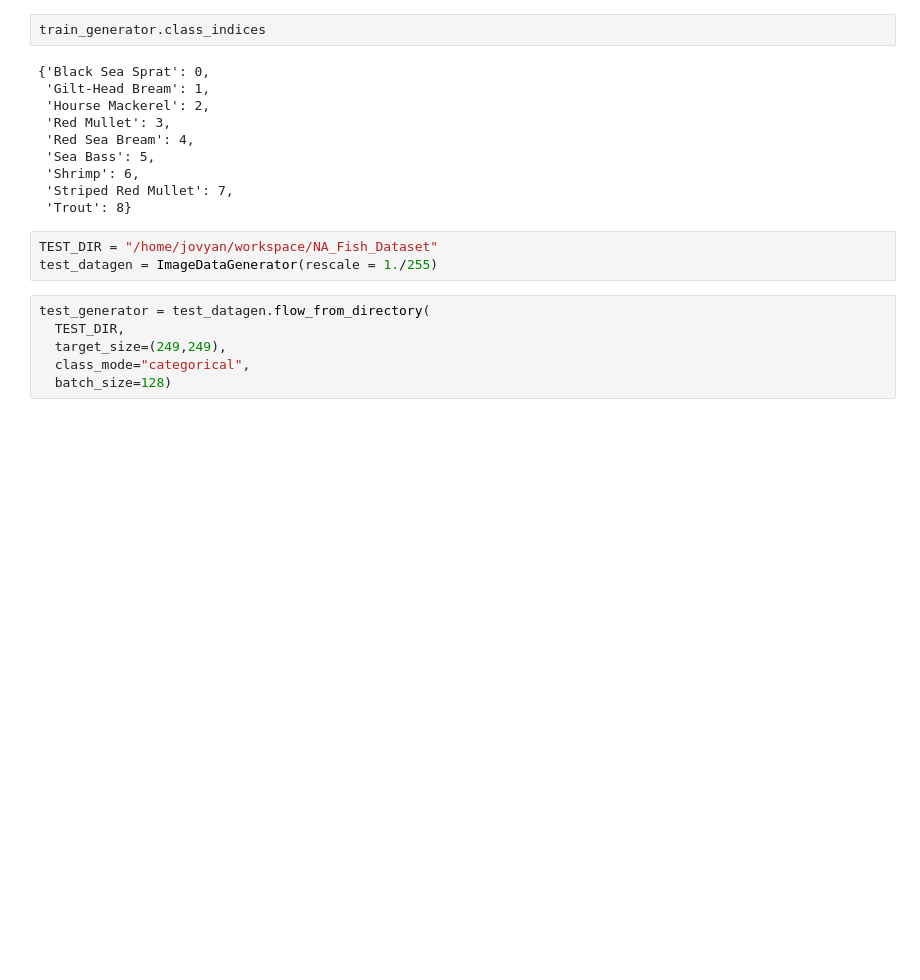
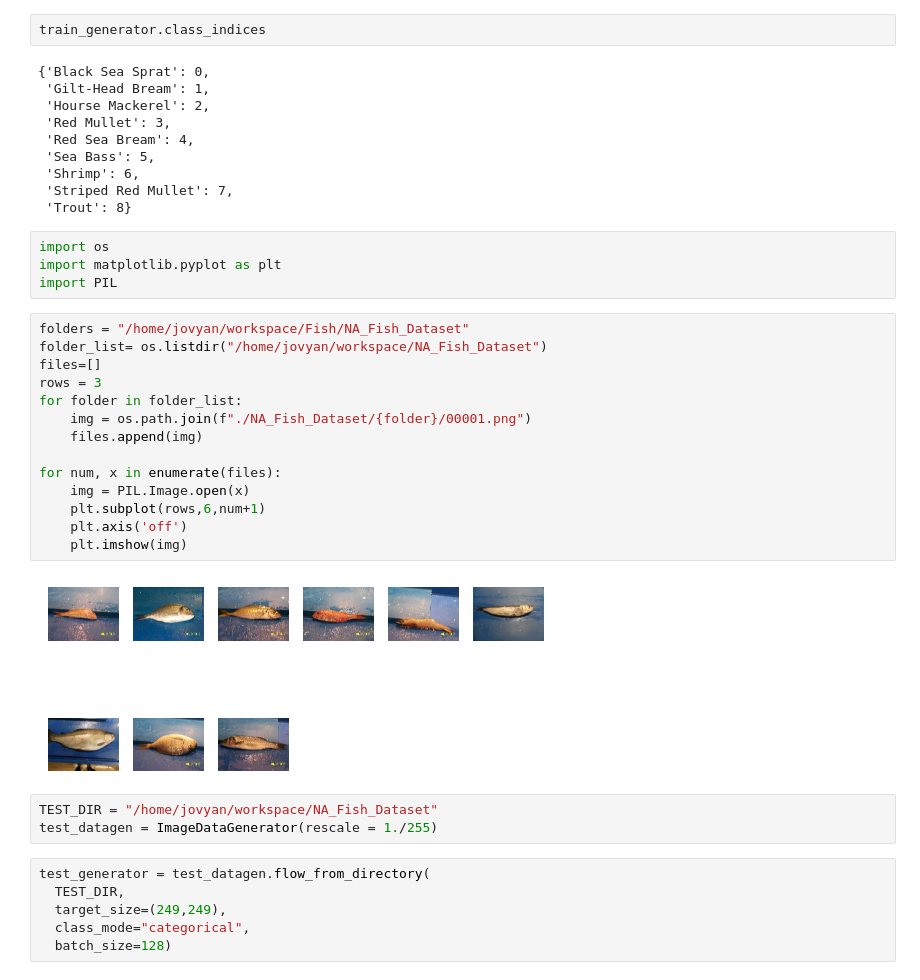
Before and after one commit to yusyel/fish, a Jupyter notebook: fish.ipynb, the cells around one changed output. Cells and saved outputs as stored; diff of their text form; blank space fills up the shorter version.

```diff
--- a/fish.ipynb
+++ b/fish.ipynb
@@ -707,6 +707,26 @@ train_generator.class_indices
  'Shrimp': 6,
  'Striped Red Mullet': 7,
  'Trout': 8}
+# %%
+import os
+import matplotlib.pyplot as plt
+import PIL
+# %%
+folders = "/home/jovyan/workspace/Fish/NA_Fish_Dataset"
+folder_list= os.listdir("/home/jovyan/workspace/NA_Fish_Dataset")
+files=[]
+rows = 3
+for folder in folder_list:
+    img = os.path.join(f"./NA_Fish_Dataset/{folder}/00001.png")
+    files.append(img)
+
+for num, x in enumerate(files):
+    img = PIL.Image.open(x)
+    plt.subplot(rows,6,num+1)
+    plt.axis('off')
+    plt.imshow(img)
+# %% [output]
+[figure, added]
 # %%
 TEST_DIR = "/home/jovyan/workspace/NA_Fish_Dataset"
 test_datagen = ImageDataGenerator(rescale = 1./255)
```
